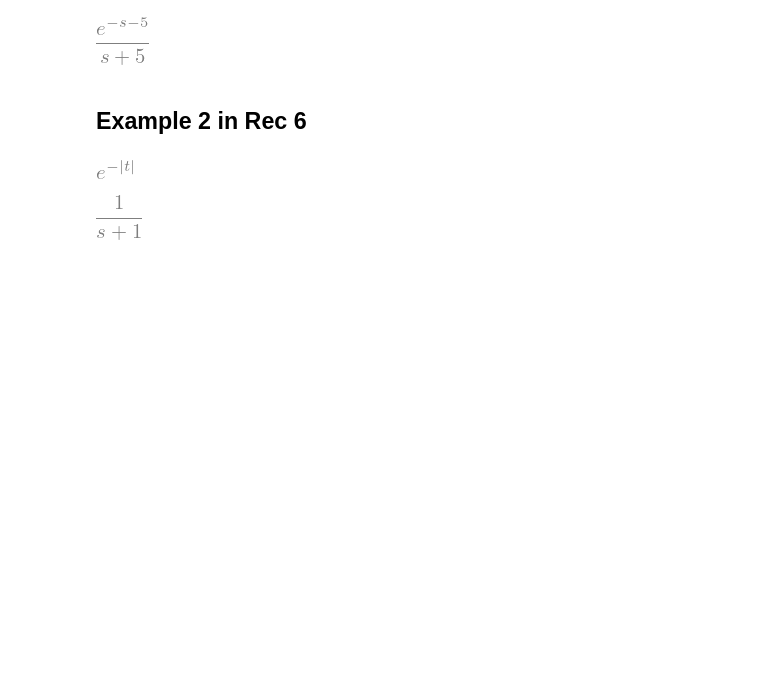
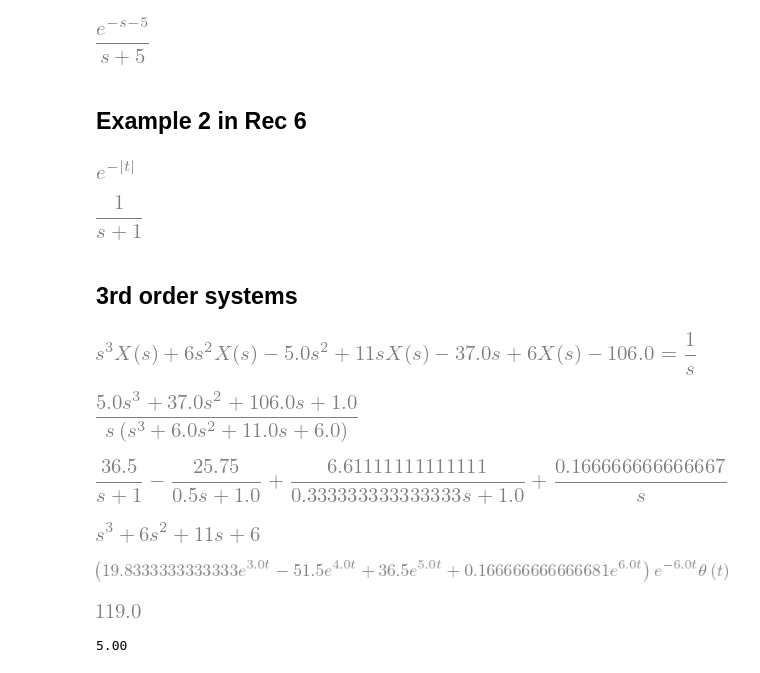
Before and after one commit to JonHowMIT/Signals_and_Systems, a Jupyter notebook: 16_002_Topic10_DiffEq_delta_input.ipynb, the cells around one changed output. Drawn from its saved outputs; the diff is of its cells as text; code cells hidden in the pictures; blank space fills up the shorter version.

```diff
--- a/16_002_Topic10_DiffEq_delta_input.ipynb
+++ b/16_002_Topic10_DiffEq_delta_input.ipynb
@@ -232,3 +232,46 @@ X = laplace_transform(g, t, s, noconds = True)
 X
 # %% [output]
 [figure]
+# %% [markdown]
+## 3rd order systems
+# %%
+x0 = 5.0
+v0 = 7.0
+a0 = 9.0
+
+a = 1
+b = 6
+c = 11
+d = 6
+W = laplace_transform(Heaviside(t,0), t, s, noconds = True)
+eom  = Eq(a*(s**3 *X(s)- s**2*x0 - s*v0 - a0) + b*(s**2 *X(s)- s*x0 - v0) + c*(s*X(s) - x0) + d * X(s), W)
+eom.replace(Heaviside(0), 0)
+# %% [output]
+[figure, added]
+# %%
+Xofs = solve(eom,X(s))[0]
+Xofs
+# %% [output]
+[figure, added]
+# %%
+Xofs.apart()
+# %% [output]
+[figure, added]
+# %%
+expand((s+1)*(s+2)*(s+3))
+# %% [output]
+[figure, added]
+# %%
+x_soln = inverse_laplace_transform(Xofs.apart(),s,t)
+x_soln.simplify()
+# %% [output]
+[figure, added]
+# %%
+n,d=fraction(Xofs)
+6*n.subs(s,-3)/-3/-2/-1
+# %% [output]
+[figure, added]
+# %%
+print(f'{x_soln.subs(t,0+np.finfo(float).eps):.2f}')
+# %% [output]
+5.00
```
Also changed, not shown: parts of 8 cells of this notebook, 6 other files.
